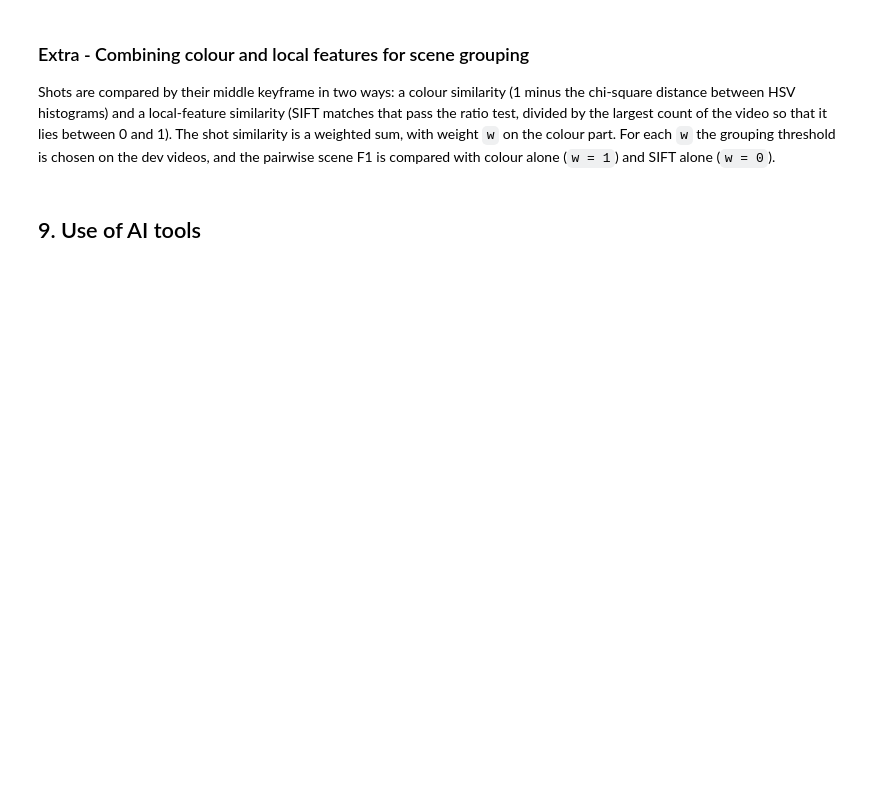
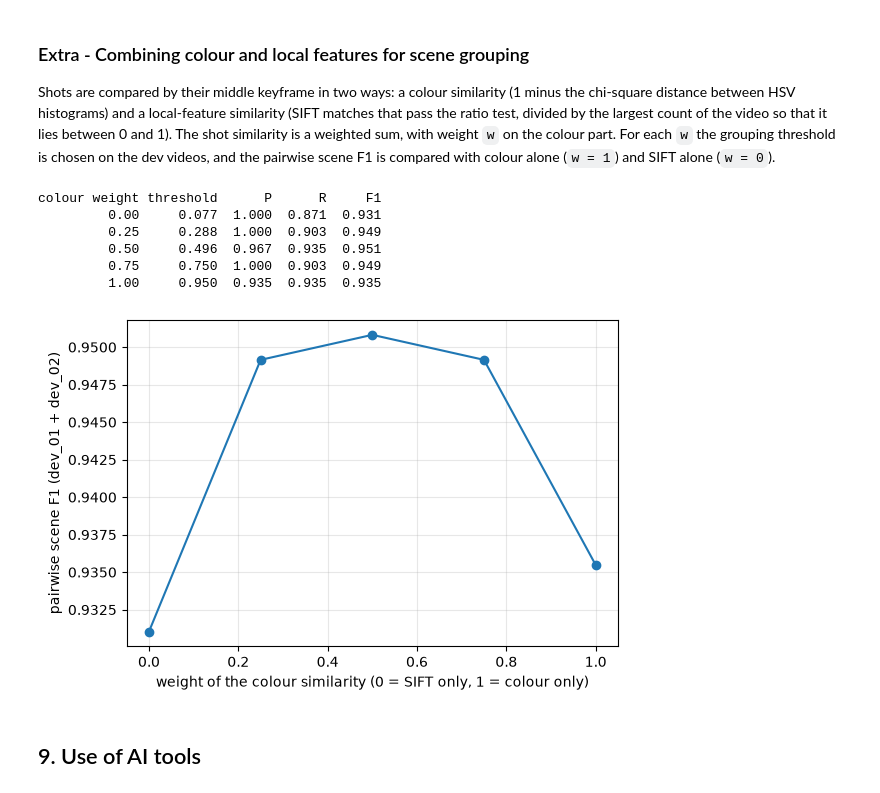
Before and after one commit to GuilhermeAQOS/CV2627, a Jupyter notebook: starter_code/73803_74514/report.ipynb, the cells around one changed output. Saved outputs shown, nothing was run; the diff lists cells and outputs as text; code cells hidden in the pictures; blank space fills up the shorter version.

```diff
--- a/starter_code/73803_74514/report.ipynb
+++ b/starter_code/73803_74514/report.ipynb
@@ -707,35 +826,37 @@ largest count of the video so that it lies between 0 and 1). The shot similarity
 `w` on the colour part. For each `w` the grouping threshold is chosen on the dev videos, and the pairwise scene F1
 is compared with colour alone (`w = 1`) and SIFT alone (`w = 0`).
 # %%
-def colour_similarity_matrix(keyframes, *, bins=16):
-    """Shot x shot matrix of 1 - chi-square distance between the keyframe histograms."""
-    hists = [signals.color_histogram(frame, bins) for frame in keyframes]
-    return np.array([[1 - signals.histogram_distance(a, b) for b in hists] for a in hists])
-
-
-colour = {video: colour_similarity_matrix(middle_keyframes(video)) for video in DEV}
-sift_normalised = {video: sim / max(sim.max(), 1) for video, sim in sim_by_variant["SIFT"].items()}
+KEYFRAMES, RULE = 3, "max"
+colour_sims = {v: dev_matrices[("histogram", KEYFRAMES, RULE)][v] for v in DEV}
+sift_sims = {v: dev_matrices[("sift", KEYFRAMES, RULE)][v] for v in DEV}
+sift_scale = max(sim.max() for sim in sift_sims.values())
+shot_lists = [gts[v]["shots"] for v in DEV]
 
 COLOUR_WEIGHTS = [0, 0.25, 0.5, 0.75, 1]
-GROUPING_THRESHOLDS = np.linspace(0.05, 0.95, 19)
-
 rows = []
 for w in COLOUR_WEIGHTS:
-    combined = {v: w * colour[v] + (1 - w) * sift_normalised[v] for v in DEV}
-    scored = [(score_grouping(combined, threshold=t), t) for t in GROUPING_THRESHOLDS]
-    (p, r, f1), t = max(scored, key=lambda item: item[0][2])        # threshold with the best F1
-    rows.append((w, t, p, r, f1))
+    sims = [w * colour_sims[v] + (1 - w) * sift_sims[v] / sift_scale for v in DEV]
+    threshold, p, r, f1 = scenes.best_threshold(sims, shot_lists)
+    rows.append((w, threshold, p, r, f1))
 
 print(f"{'colour weight':>13s} {'threshold':>9s} {'P':>6s} {'R':>6s} {'F1':>6s}")
-for w, t, p, r, f1 in rows:
-    print(f"{w:13.2f} {t:9.2f} {p:6.3f} {r:6.3f} {f1:6.3f}")
+for w, threshold, p, r, f1 in rows:
+    print(f"{w:13.2f} {threshold:9.3f} {p:6.3f} {r:6.3f} {f1:6.3f}")
 
 fig, ax = plt.subplots(figsize=(6, 4))
 ax.plot([row[0] for row in rows], [row[4] for row in rows], marker="o")
 ax.set_xlabel("weight of the colour similarity (0 = SIFT only, 1 = colour only)")
 ax.set_ylabel("pairwise scene F1 (dev_01 + dev_02)")
 ax.grid(alpha=0.3)
 plt.tight_layout()
 plt.show()
+# %% [output]
+colour weight threshold      P      R     F1
+         0.00     0.077  1.000  0.871  0.931
+         0.25     0.288  1.000  0.903  0.949
+         0.50     0.496  0.967  0.935  0.951
+         0.75     0.750  1.000  0.903  0.949
+         1.00     0.950  0.935  0.935  0.935
+[figure, added]
 # %% [markdown]
 ## 9. Use of AI tools
```
Also changed, not shown: parts of 18 cells of this notebook.
